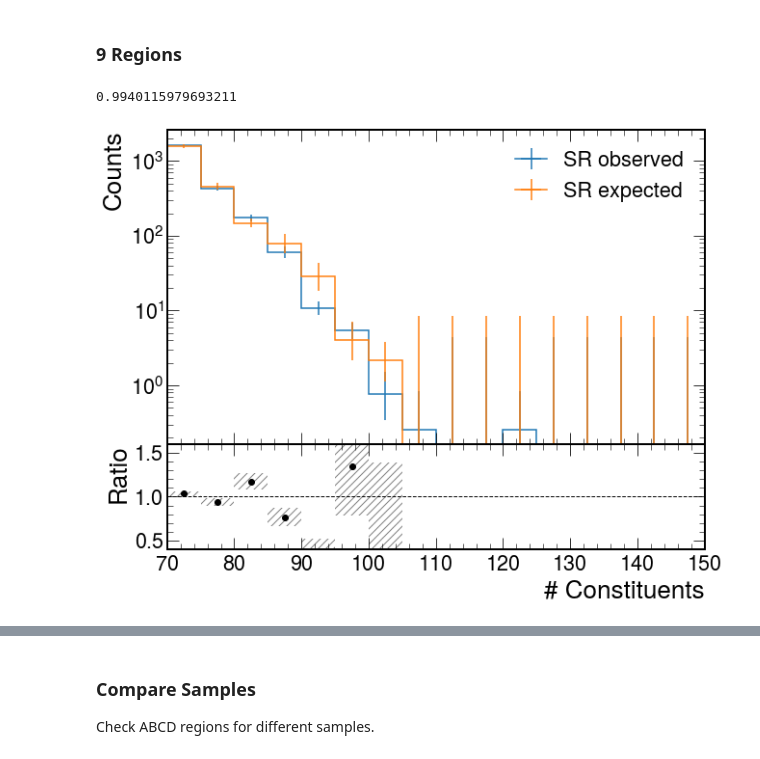
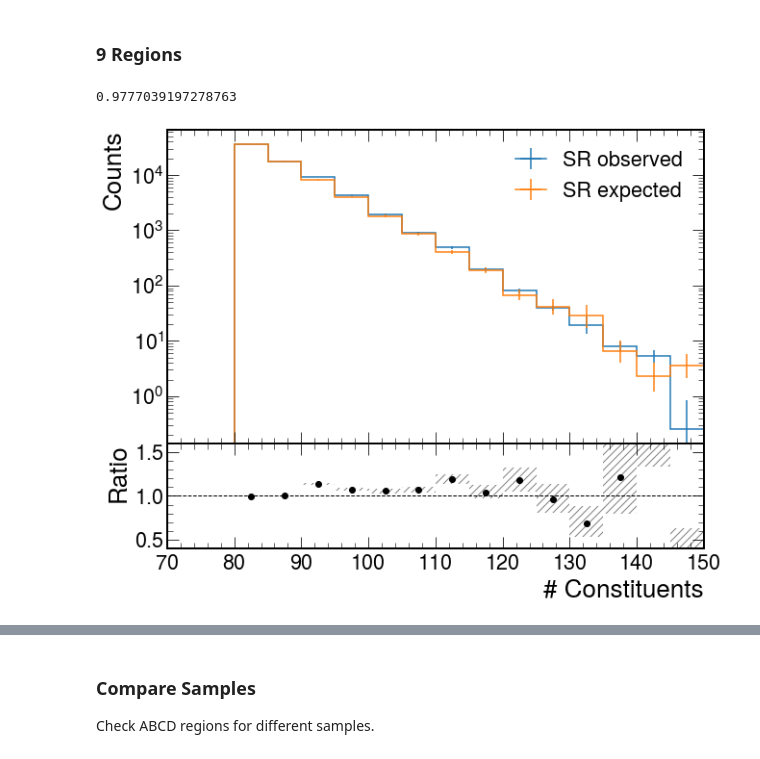
Before and after one commit to SUEPPhysics/SUEPCoffea_dask, a Jupyter notebook: plotting/plot.ipynb, the cells around one changed output, grey strips where cells are left out. Cells and saved outputs as stored; diff of their text form; code cells hidden in the pictures.

```diff
--- a/plotting/plot.ipynb
+++ b/plotting/plot.ipynb
@@ -760,7 +753,7 @@ plt.savefig(output_label+"ABCD_6regions_"+plot_label+file_ext)
 # %% [markdown]
 ### 9 Regions
 # %%
-plot_label = '2D_ISR_S1_ISR_nconst_CLi'
+plot_label = '2D_SUEP_S1_SUEP_nconst_CL'
 abcd = plots['QCD_HT'][plot_label]
 
 # A = abcd[20j:40j,7.0j:100j:sum]
@@ -816,38 +809,38 @@ abcd = plots['QCD_HT'][plot_label]
 # H = abcd[0.5j:1.0j:sum,20j:40j:2j]
 # SR = abcd[0.5j:1.0j:sum,40j:300j:2j]
 
 # 2D_SUEP_S1_SUEP_nconst_CL
 A = abcd[0.35j:0.4j:sum,10.0j:40j:2j]
-B = abcd[0.35j:0.4j:sum,40j:70j:2j]
-C = abcd[0.35j:0.4j:sum,70j:300j:2j]
+B = abcd[0.35j:0.4j:sum,40j:80j:2j]
+C = abcd[0.35j:0.4j:sum,80j:300j:2j]
 D = abcd[0.4j:0.5j:sum,10.0j:40j:2j]
-E = abcd[0.4j:0.5j:sum,40j:70j:2j]
-F = abcd[0.4j:0.5j:sum,70j:300j:2j]
+E = abcd[0.4j:0.5j:sum,40j:80j:2j]
+F = abcd[0.4j:0.5j:sum,80j:300j:2j]
 G = abcd[0.5j:1.0j:sum,10.0j:40j:2j]
-H = abcd[0.5j:1.0j:sum,40j:70j:2j]
-SR = abcd[0.5j:1.0j:sum,70j:300j:2j]
+H = abcd[0.5j:1.0j:sum,40j:80j:2j]
+SR = abcd[0.5j:1.0j:sum,80j:300j:2j]
 
 # SR_exp = H * H.sum().value **3 * (G.sum().value * C.sum().value / A.sum().value) * \
 #         ((F.sum().value / E.sum().value)**4) \
 #         * (G.sum().value * F.sum().value / D.sum().value)**-2 \
 #         * (H.sum().value * C.sum().value / B.sum().value)**-2
 
 SR_exp = F * F.sum().value**3 * (G.sum().value * C.sum().value / A.sum().value) * \
         ((H.sum().value / E.sum().value)**4) \
         * (G.sum().value * F.sum().value / D.sum().value)**-2 \
         * (H.sum().value * C.sum().value / B.sum().value)**-2
 
 print(SR_exp.sum().value/SR.sum().value)
 
 fig = plt.figure(figsize=(10, 8))
 main, sub = SR.plot_ratio(SR_exp,
                 rp_num_label='SR observed',
                 rp_denom_label='SR expected',
                 rp_uncert_draw_type="bar")
 fig.axes[0].set_yscale("log")
 fig.axes[0].set_xlim(70,150)
 fig.axes[1].set_ylim(0.4,1.6)
 plt.savefig(output_label+"ABCD_9regions_"+plot_label+file_ext)
 # %% [output]
-0.9940115979693211
+0.9777039197278763
-[figure, old version]
+[figure, new version]
```
Also changed, not shown: parts of 5 cells of this notebook.
